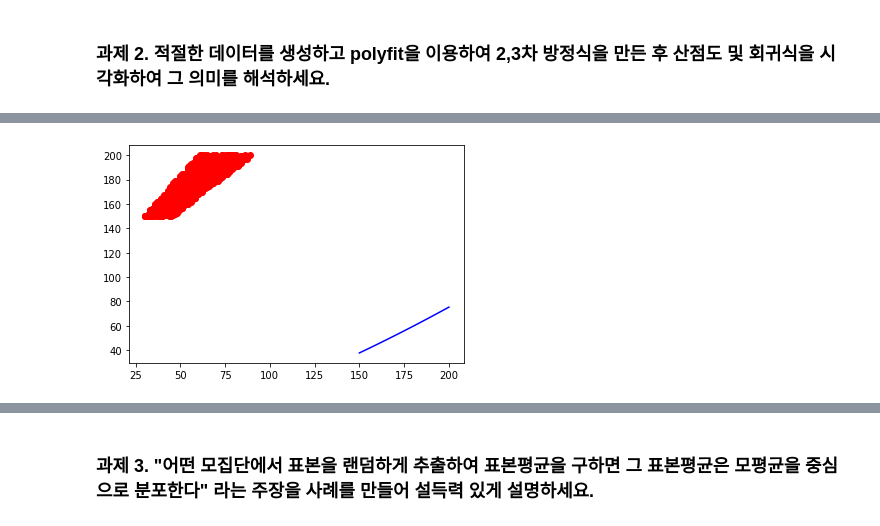
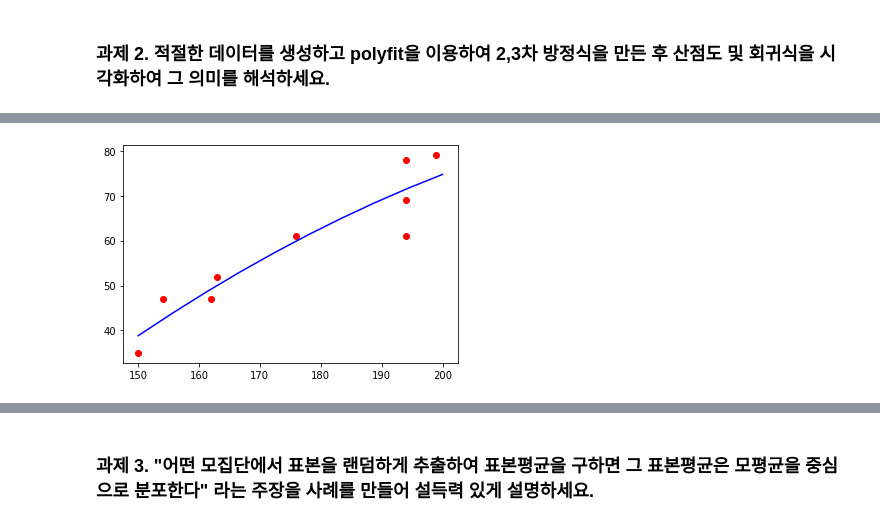
Before and after one commit to ddeodeok/cakd7, a Jupyter notebook: m3_통계/과제.ipynb, the cells around one changed output, grey strips where cells are left out. Cells and saved outputs as stored; diff of their text form; code cells hidden in the pictures.

```diff
--- a/m3_통계/과제.ipynb
+++ b/m3_통계/과제.ipynb
@@ -377,7 +377,7 @@ import matplotlib.pyplot as plt
 import random
 
 height_data = []
-for i in range(1,1000):
+for i in range(1,10):
     height = random.randint(150,200)
     height_data.append(height)
 weight_data=[]
@@ -386,4 +386,6 @@ for w in height_data:
     weight_data.append(weight)
 
 print(np.polyfit(height_data,weight_data,2))
+x = height_data
+y = weight_data
 # %% [output]
@@ -391,11 +402,11 @@ print(np.polyfit(height_data,weight_data,2))
 # %%
-poly = np.polyfit(height_data,weight_data,2)
+poly = np.polyfit(x,y,2)
 #곡선을 완만하게 그리기 위한 linspace 객체 선언
-x_line = np.linspace(150,200,100)
+x_line = np.linspace(150,200,10)
 y_pred = x_line**2*poly[0] + x_line * poly[1] + poly[2]
 
 plt.plot(x_line, y_pred, color = 'b')
-plt.scatter(weight_data,height_data,color = 'r')
+plt.scatter(x,y,color = 'r')
 plt.show()
 # %% [output]
-[figure, old version]
+[figure, new version]
```
Also changed, not shown: parts of 8 cells of this notebook, 49 other files.
